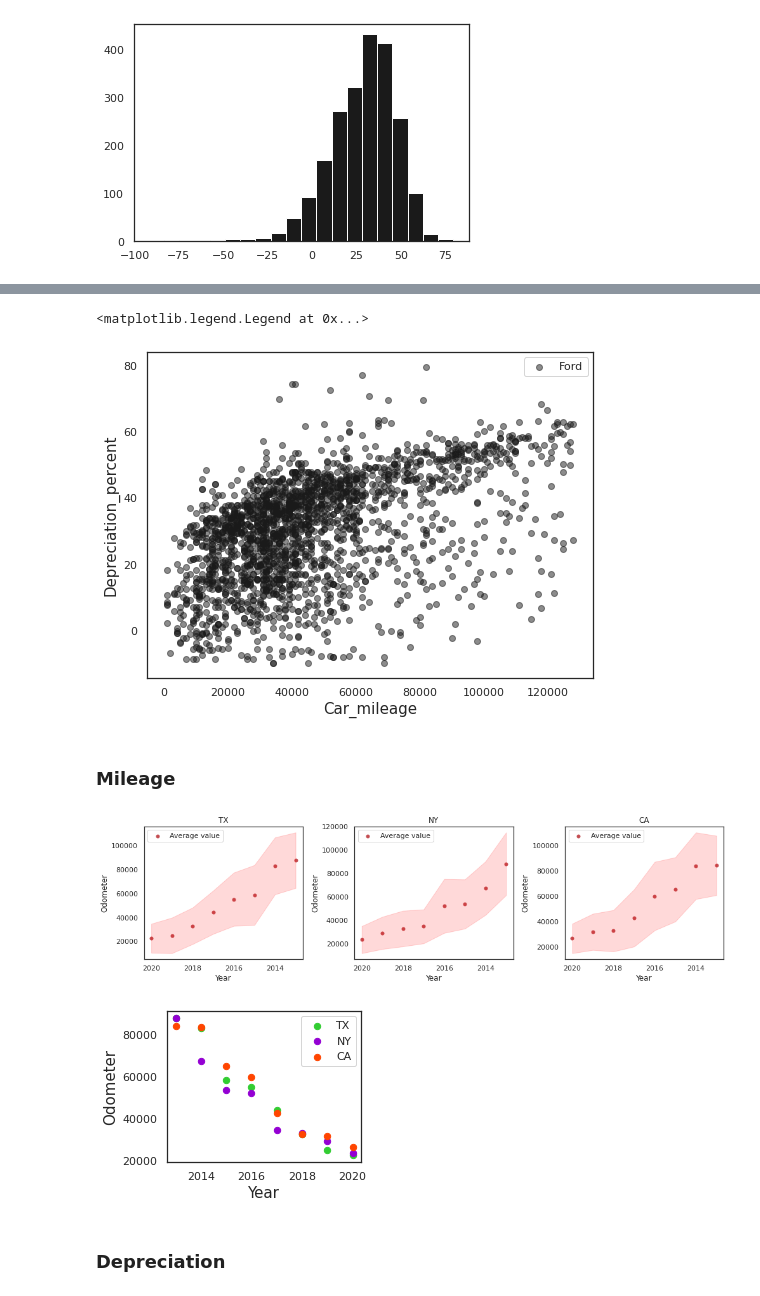
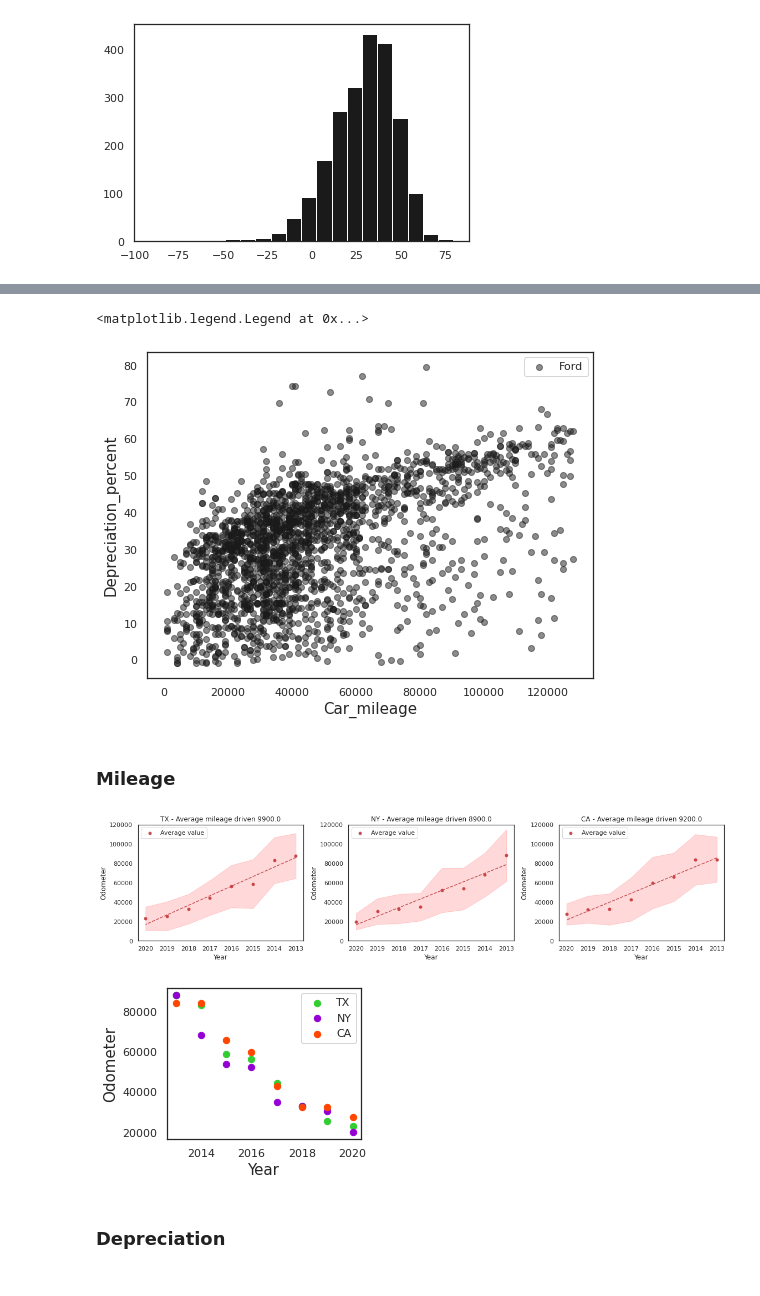
Before and after one commit to aabouie/CapStone1, a Jupyter notebook: EDA.ipynb, the cells around one changed output, grey strips where cells are left out. Drawn from its saved outputs; the diff is of its cells as text; code cells hidden in the pictures.

```diff
--- a/EDA.ipynb
+++ b/EDA.ipynb
@@ -109,7 +109,7 @@ df['depreciation_percent'].hist(grid=False,color='k',bins=20);
 [figure]
 # %%
 # Removing the data with depreciation less than -10
-df = df[df['depreciation_percent']>-10]
+df = df[df['depreciation_percent']>-1]
 ax = df['depreciation_percent'].hist(grid=False,color='k',bins=20,edgecolor="k",alpha=0.6);
 ax.set_title('Histogram of Car Depreciation Rate',size=15)
 ax.set_xlabel('Car Depreciation',size=15)
@@ -143,31 +144,38 @@ ax.set_ylabel('Depreciation_percent',size=15);
 ax.legend()
 # %% [output]
 <matplotlib.legend.Legend at 0x...>
-[figure, old version]
+[figure, new version]
 # %% [markdown]
 ### Mileage
 # %%
-fig,axs = plt.subplots(1,3,figsize=(14,4))
+fig,axs = plt.subplots(1,3,figsize=(16,4))
 text_size = 12
 
 for i,state in enumerate(df.state.unique()):
     mean_mileage = df[df.state==state].groupby('car_model_year').car_mileage.mean()
     max_mileage = df[df.state==state].groupby('car_model_year').car_mileage.max()
     min_mileage = df[df.state==state].groupby('car_model_year').car_mileage.min()
     std_mileage = df[df.state==state].groupby('car_model_year').car_mileage.std()
 
-    axs[i].set_title(state,size = text_size)
+
     axs[i].set_xlabel('Year',size = text_size)
     axs[i].set_ylabel('Odometer',size = text_size)
     axs[i].scatter(mean_mileage.index,mean_mileage.values,color='r',label='Average value',edgecolor='r',s=25)
     axs[i].invert_xaxis()
     #axs[i].fill_between(mean_mileage.index, min_mileage.values, max_mileage.values, color='red',alpha=0.15)
     axs[i].fill_between(mean_mileage.index, mean_mileage.values-std_mileage.values, mean_mileage.values+std_mileage.values, color='red',alpha=0.15)
     axs[i].legend(loc='upper left')
+    axs[i].set_ylim([0,120000])
+
+    z = np.polyfit(mean_mileage.index, mean_mileage.values, 1)
+    p = np.poly1d(z)
+    axs[i].plot(mean_mileage.index,p(mean_mileage.index),"r--", label='Trendline')
+
+    axs[i].set_title(state+' - '+f'Average mileage driven {round(-z[0],-2)}',size = text_size)
 
 plt.tight_layout()
 # %% [output]
-[figure, old version]
+[figure, new version]
 # %%
 fig,ax = plt.subplots(figsize=(4,3))
 text_size = 15
@@ -182,7 +190,7 @@ ax.legend(loc='upper right')
 plt.tight_layout()
 # NOT REALLY USEFUL
 # %% [output]
-[figure, old version]
+[figure, new version]
 # %% [markdown]
 ### Depreciation
 # %%
```
Also changed, not shown: parts of 17 cells of this notebook.
